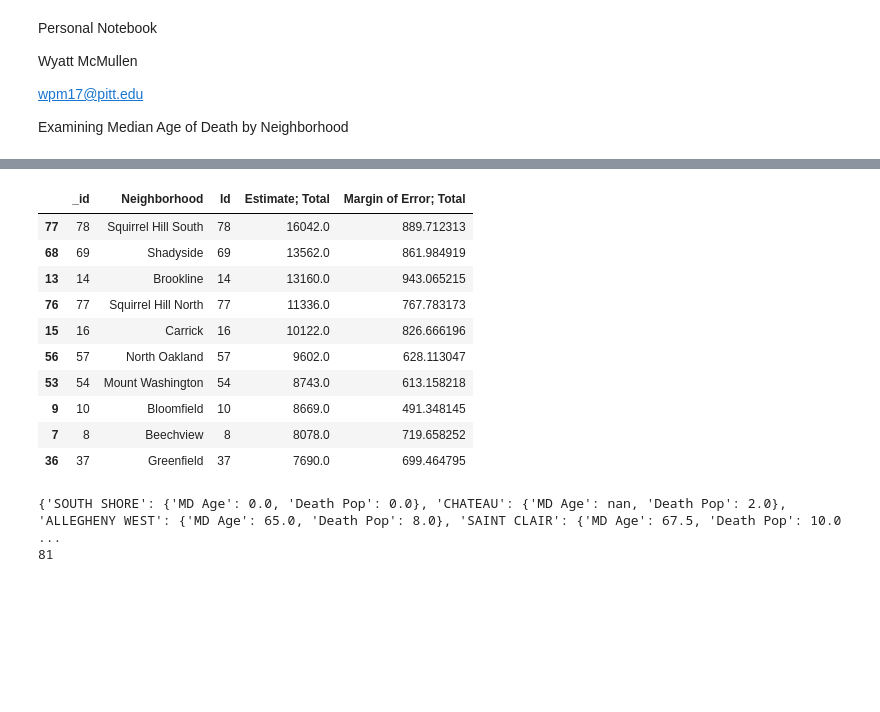
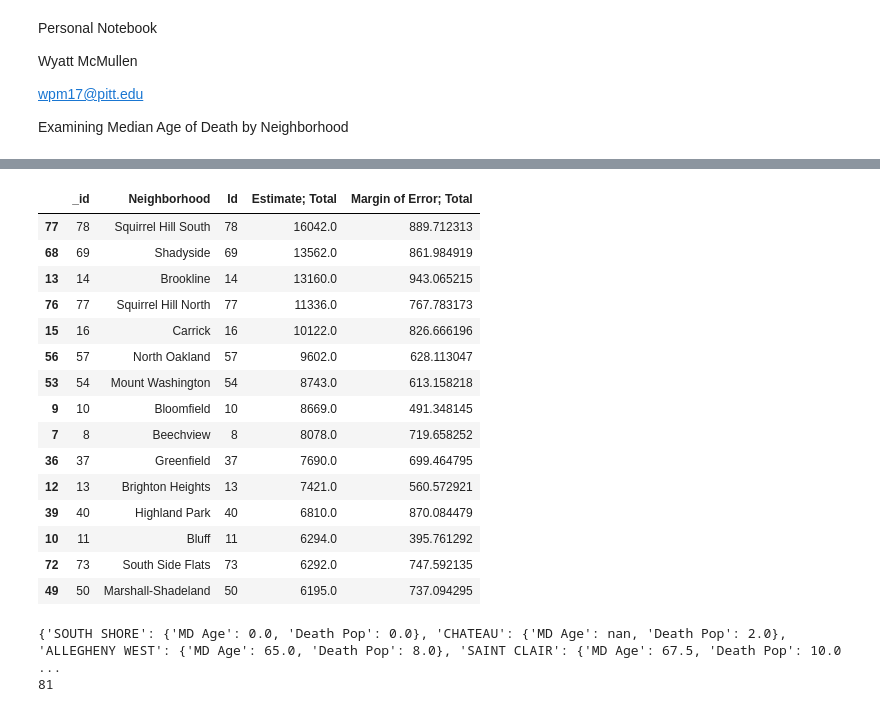
Before and after one commit to wpmPitt17/CMPINF-0010-Final-Project-Group15, a Jupyter notebook: wpm17Data.ipynb, the cells around one changed output, grey strips where cells are left out. Cells and saved outputs as stored; diff of their text form; code cells hidden in the pictures; blank space fills up the shorter version.

```diff
--- a/wpm17Data.ipynb
+++ b/wpm17Data.ipynb
@@ -28,19 +33,24 @@ deaths.sort_values('TOTAL MD AGE AT DEATH', ascending = False).head(10)
 # %%
 pop = pd.read_csv('82f29015-6905-4b1c-8300-afe9bb2231b3.csv')
 
-pop.sort_values('Estimate; Total', ascending = False).head(10)
+pop.sort_values('Estimate; Total', ascending = False).head(15)
 # %% [output]
 |  | _id | Neighborhood | Id | Estimate; Total | Margin of Error; Total |
 | 77 | 78 | Squirrel Hill South | 78 | 16042.0 | 889.712313 |
 | 68 | 69 | Shadyside | 69 | 13562.0 | 861.984919 |
 | 13 | 14 | Brookline | 14 | 13160.0 | 943.065215 |
 | 76 | 77 | Squirrel Hill North | 77 | 11336.0 | 767.783173 |
 | 15 | 16 | Carrick | 16 | 10122.0 | 826.666196 |
 | 56 | 57 | North Oakland | 57 | 9602.0 | 628.113047 |
 | 53 | 54 | Mount Washington | 54 | 8743.0 | 613.158218 |
 | 9 | 10 | Bloomfield | 10 | 8669.0 | 491.348145 |
 | 7 | 8 | Beechview | 8 | 8078.0 | 719.658252 |
 | 36 | 37 | Greenfield | 37 | 7690.0 | 699.464795 |
+| 12 | 13 | Brighton Heights | 13 | 7421.0 | 560.572921 |
+| 39 | 40 | Highland Park | 40 | 6810.0 | 870.084479 |
+| 10 | 11 | Bluff | 11 | 6294.0 | 395.761292 |
+| 72 | 73 | South Side Flats | 73 | 6292.0 | 747.592135 |
+| 49 | 50 | Marshall-Shadeland | 50 | 6195.0 | 737.094295 |
 # %%
 neighborhoods = {}
 
```
Also changed, not shown: parts of 1 cell of this notebook, 2 other files.
